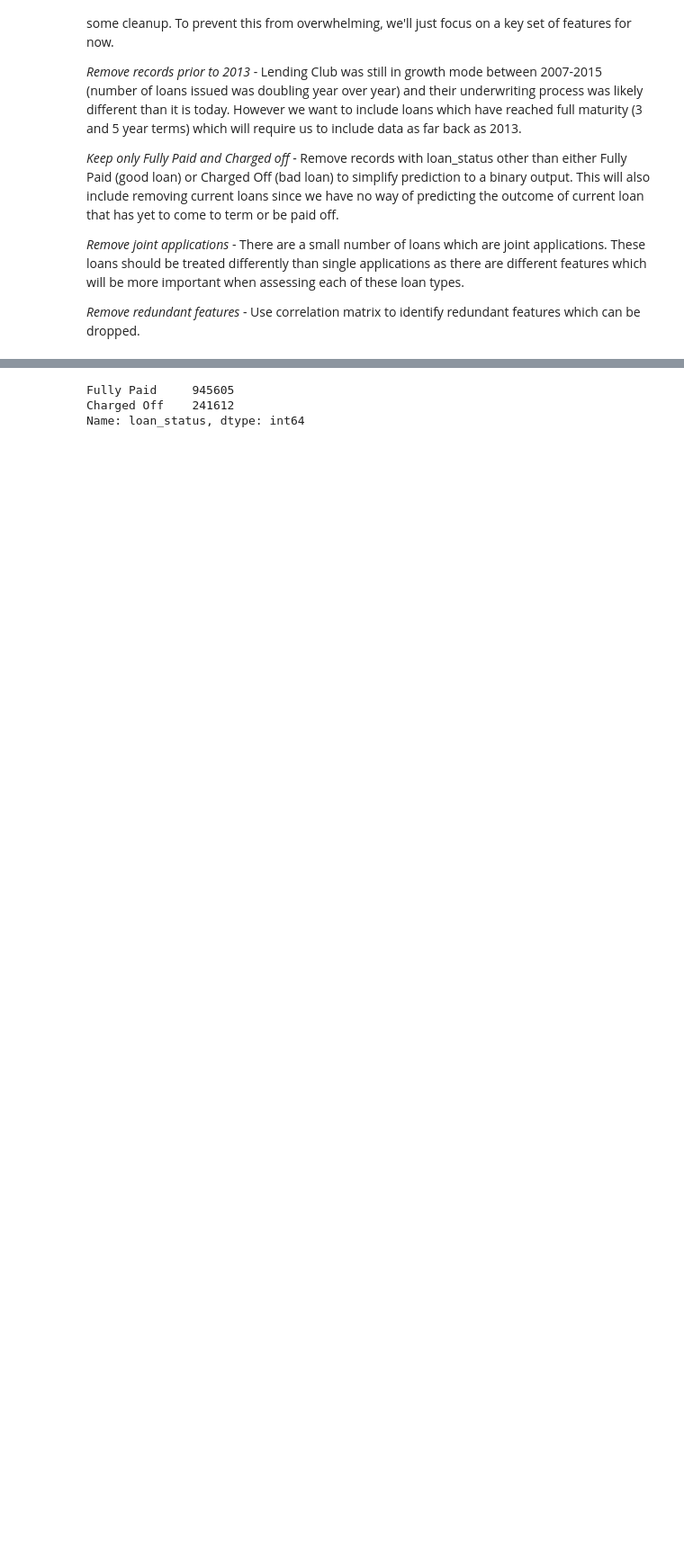
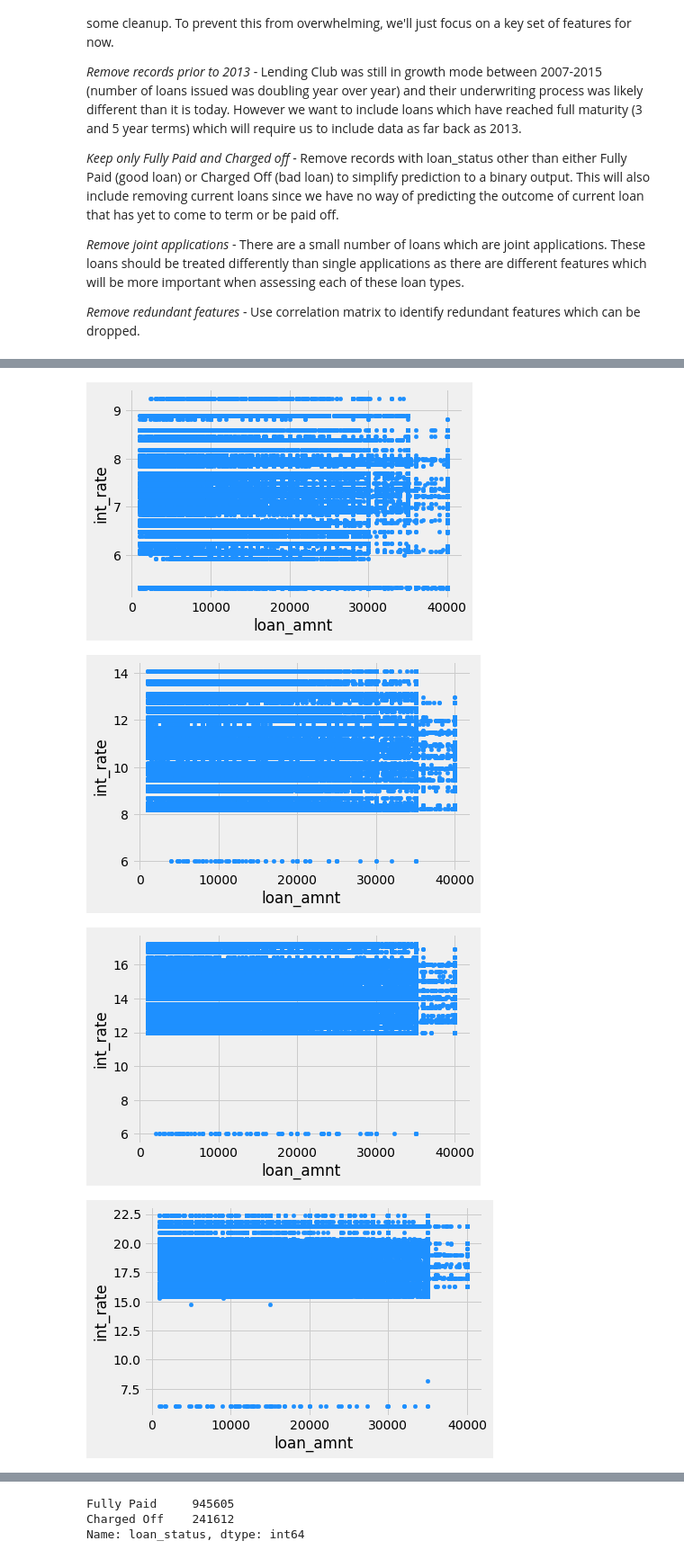
Before and after one commit to just1jp/loan_prediction, a Jupyter notebook: Loan Prediction.ipynb, the cells around one changed output, grey strips where cells are left out. Shown at 90% size. Drawn from its saved outputs; the diff is of its cells as text; code cells hidden in the pictures; blank space fills up the shorter version.

```diff
--- a/Loan Prediction.ipynb
+++ b/Loan Prediction.ipynb
@@ -96,0 +126,7 @@ loans = loans.loc[loans.application_type.isin(['Individual'])]
+# %%
+loans.groupby('grade').plot(x='loan_amnt', y='int_rate', kind='scatter', color='dodgerblue');
+# %% [output]
+[figure, added]
+[figure, added]
+[figure, added]
+[figure, added]
```
Also changed, not shown: parts of 8 cells of this notebook.
